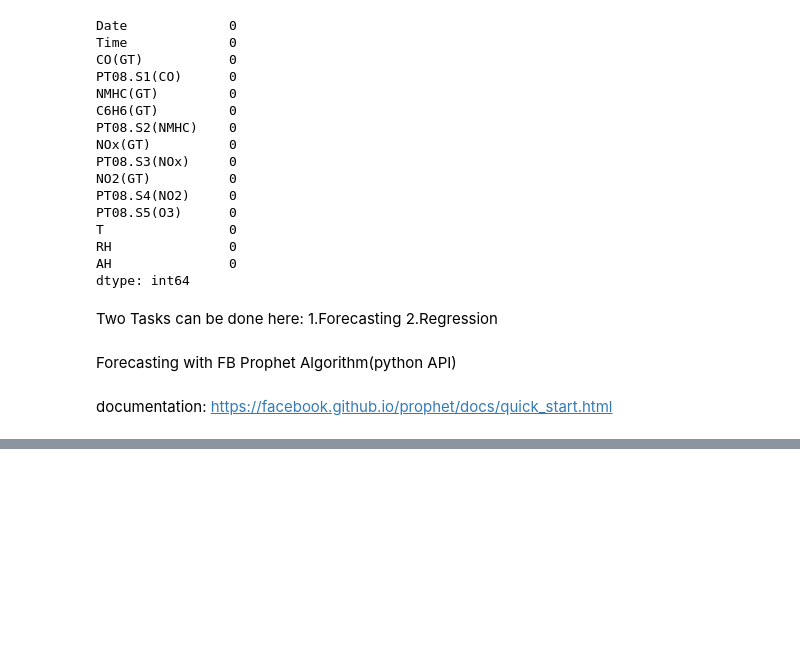
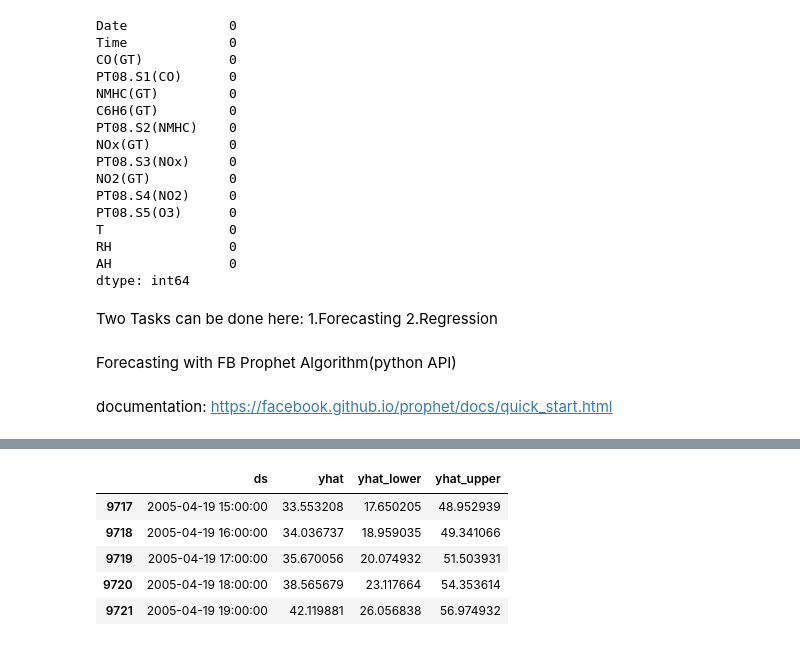
Before and after one commit to NirmalSagarTigga/Air_Quality_Index-prediction-using-Machine-Learning, a Jupyter notebook: air_quality_index.ipynb, the cells around one changed output, grey strips where cells are left out. Drawn from its saved outputs; the diff is of its cells as text; code cells hidden in the pictures; blank space fills up the shorter version.

```diff
--- a/air_quality_index.ipynb
+++ b/air_quality_index.ipynb
@@ -189,0 +275,4 @@ documentation: https://facebook.github.io/prophet/docs/quick_start.html
+# %%
+data=pd.DataFrame()
+data['ds']=date_time['ds']
+data.head()
@@ -189,0 +321,10 @@ documentation: https://facebook.github.io/prophet/docs/quick_start.html
+# %%
+forecast = model.predict(future)
+forecast[['ds', 'yhat', 'yhat_lower', 'yhat_upper']].tail()
+# %% [output]
+|  | ds | yhat | yhat_lower | yhat_upper |
+| 9717 | 2005-04-19 15:00:00 | 33.553208 | 17.650205 | 48.952939 |
+| 9718 | 2005-04-19 16:00:00 | 34.036737 | 18.959035 | 49.341066 |
+| 9719 | 2005-04-19 17:00:00 | 35.670056 | 20.074932 | 51.503931 |
+| 9720 | 2005-04-19 18:00:00 | 38.565679 | 23.117664 | 54.353614 |
+| 9721 | 2005-04-19 19:00:00 | 42.119881 | 26.056838 | 56.974932 |
```
Also changed, not shown: parts of 16 cells of this notebook.
